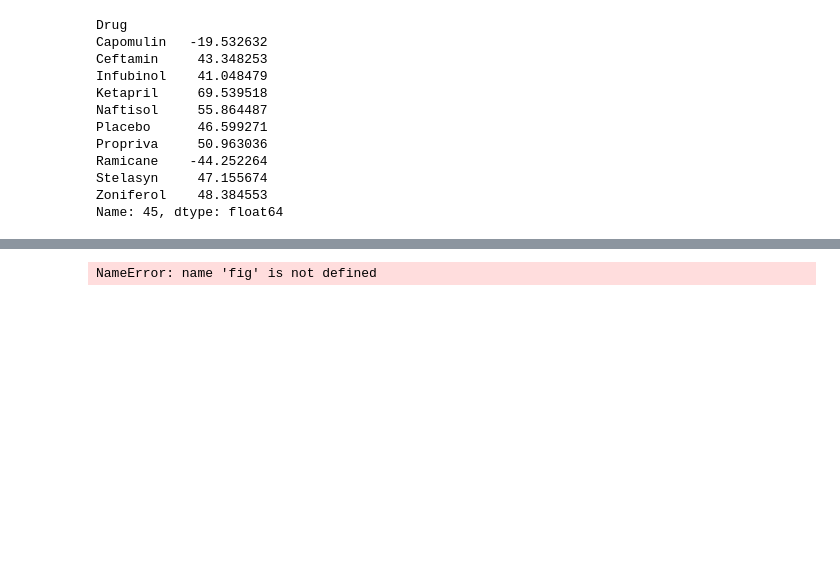
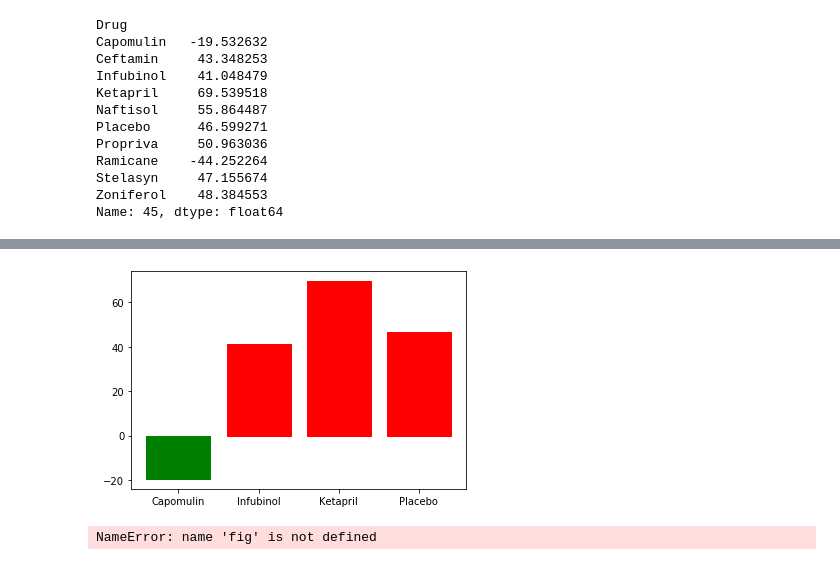
Before and after one commit to ngjames08/homework, a Jupyter notebook: assignment_5/matplotlib-challenge/Pymaceuticals/pymaceuticals_starter.ipynb, the cells around one changed output, grey strips where cells are left out. Cells and saved outputs as stored; diff of their text form; code cells hidden in the pictures; blank space fills up the shorter version.

```diff
--- a/assignment_5/matplotlib-challenge/Pymaceuticals/pymaceuticals_starter.ipynb
+++ b/assignment_5/matplotlib-challenge/Pymaceuticals/pymaceuticals_starter.ipynb
@@ -344,6 +344,17 @@ Zoniferol    48.384553
 Name: 45, dtype: float64
 # %% [markdown]
 ![Metastatic Spread During Treatment](../Images/survival.png)
+# %%
+drug_type = percentage_change[(percentage_change.index == 'Capomulin') | (percentage_change.index == 'Infubinol')|
+                 (percentage_change.index == 'Ketapril') | (percentage_change.index == 'Placebo')]
+# %%
+drug_chart =plt.bar(drug_type.index,drug_type)
+drug_chart[0].set_color('g')
+drug_chart[1].set_color('r')
+drug_chart[2].set_color('r')
+drug_chart[3].set_color('r')
+# %% [output]
+[figure, added]
 # %%
 # Store all Relevant Percent Changes into a Tuple
 
```
Also changed, not shown: parts of 4 cells of this notebook, 3 other files.
